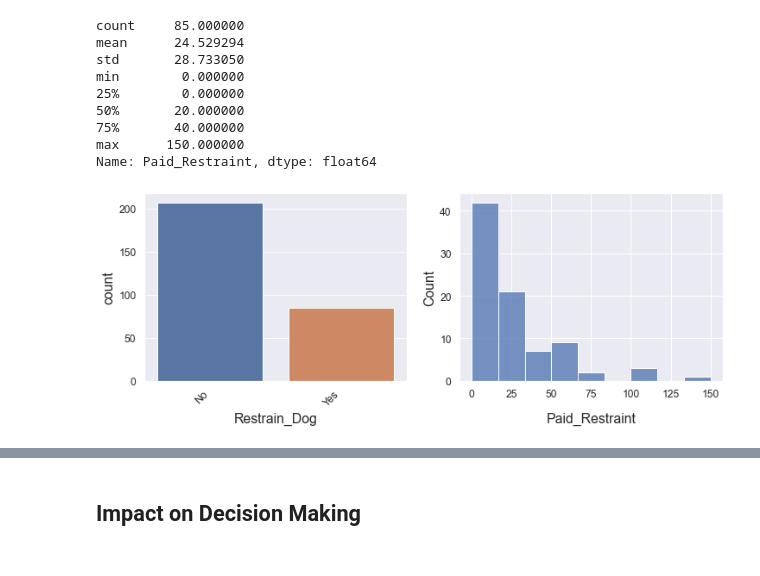
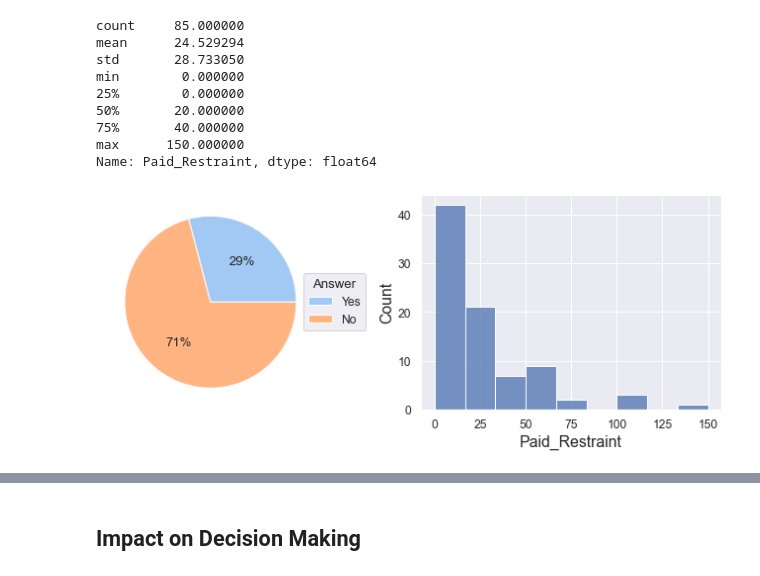
Before and after one commit to markhary/emba912_survey, a Jupyter notebook: ruby.ipynb, the cells around one changed output, grey strips where cells are left out. Cells and saved outputs as stored; diff of their text form; code cells hidden in the pictures.

Commit message:
create_pie_chart method

```diff
--- a/ruby.ipynb
+++ b/ruby.ipynb
@@ -96,6 +96,27 @@ def anova_analysis(data, columns, variable, value):
     mc = statsmodels.stats.multicomp.MultiComparison(data_combined[value],data_combined[variable])
     mc_results = mc.tukeyhsd();
     print(mc_results);
+# %%
+def create_pie_chart(data, column, save, ax=None, save_filename=None):
+    if not save_filename:
+        save_filename=column;
+
+    if not ax:
+        fig, ax = plt.subplots()
+
+    colors=sns.color_palette('pastel');
+    n_yes = data[data[column]=="Yes"][column].count()
+    n_no = survey_data[survey_data[column]=="No"][column].count()
+    labels = ["Yes", "No"];
+    data = [n_yes, n_no]
+    ax.pie(data, colors=colors, autopct='%.0f%%');
+    ax.legend(title="Answer", loc="center right", labels=labels, bbox_to_anchor=(1, 0, 0.25, 1))
+
+    if save:
+        save_figure(fig, save_filename)
+        plt.show()
+
+    return ax;
 # %%
 sns.set(font_scale=1.1)
 NO_YES = ["No", "Yes"]
@@ -643,18 +675,18 @@ min        0.000000
 max      150.000000
 Name: Paid_Restraint, dtype: float64
 # %%
-fig, axes = plt.subplots(1,2, figsize=(12,4));
+fig, axes = plt.subplots(1,2, figsize=(13,4));
 
-create_countplot(survey_data, "Restrain_Dog", False, NO_YES, ax=axes[0])
+create_pie_chart(survey_data, "Restrain_Dog", False, ax=axes[0])
 
 column = "Paid_Restraint";
 create_histogram(survey_data[column], column, False, ax=axes[1])
 survey_data[column].describe()
 
 #axes[0].yaxis.set_tick_params(which='both', labelbottom=True)
 #axes[1].yaxis.set_tick_params(which='both', labelbottom=True)
 #axes[2].yaxis.set_tick_params(which='both', labelbottom=True)
 fig.align_xlabels(axes)
 save_figure(fig, 'Restrain_Dog_Paid_Restraint');
 # %% [output]
-[figure, old version]
+[figure, new version]
```
Also changed, not shown: parts of 8 cells of this notebook, 3 other files.
